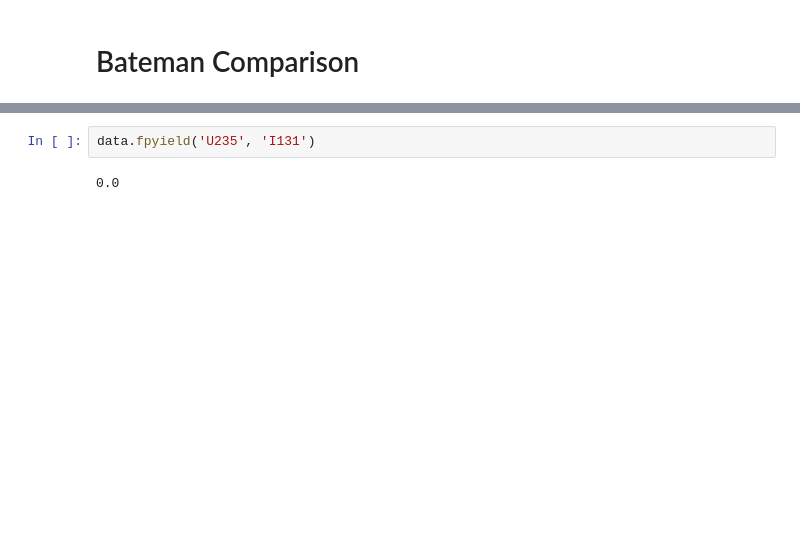
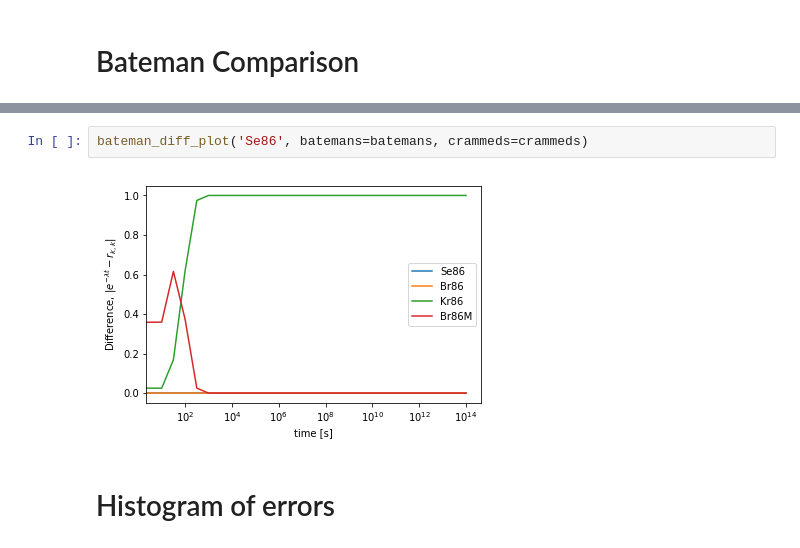
Before and after one commit to ergs/transmutagen-paper, a Jupyter notebook: decay_analysis.ipynb, the cells around one changed output, grey strips where cells are left out. Drawn from its saved outputs; the diff is of its cells as text; blank space fills up the shorter version.

```diff
--- a/decay_analysis.ipynb
+++ b/decay_analysis.ipynb
@@ -134,4 +134,6 @@ skipping Pm148M
-# %%
-data.fpyield('U235', 'I131')
-# %% [output]
-0.0
+# %%
+bateman_diff_plot('Se86', batemans=batemans, crammeds=crammeds)
+# %% [output]
+[figure, added]
+# %% [markdown]
+# Histogram of errors
```
Also changed, not shown: parts of 11 cells of this notebook, 1 other file.
